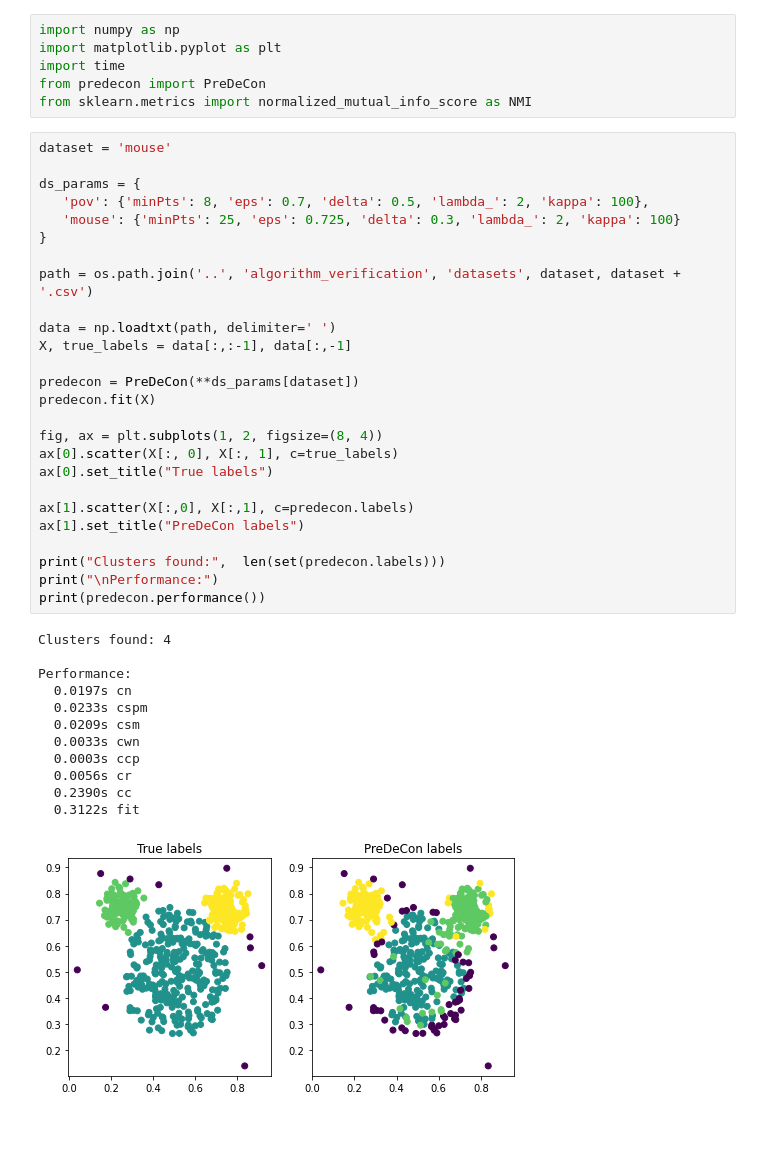
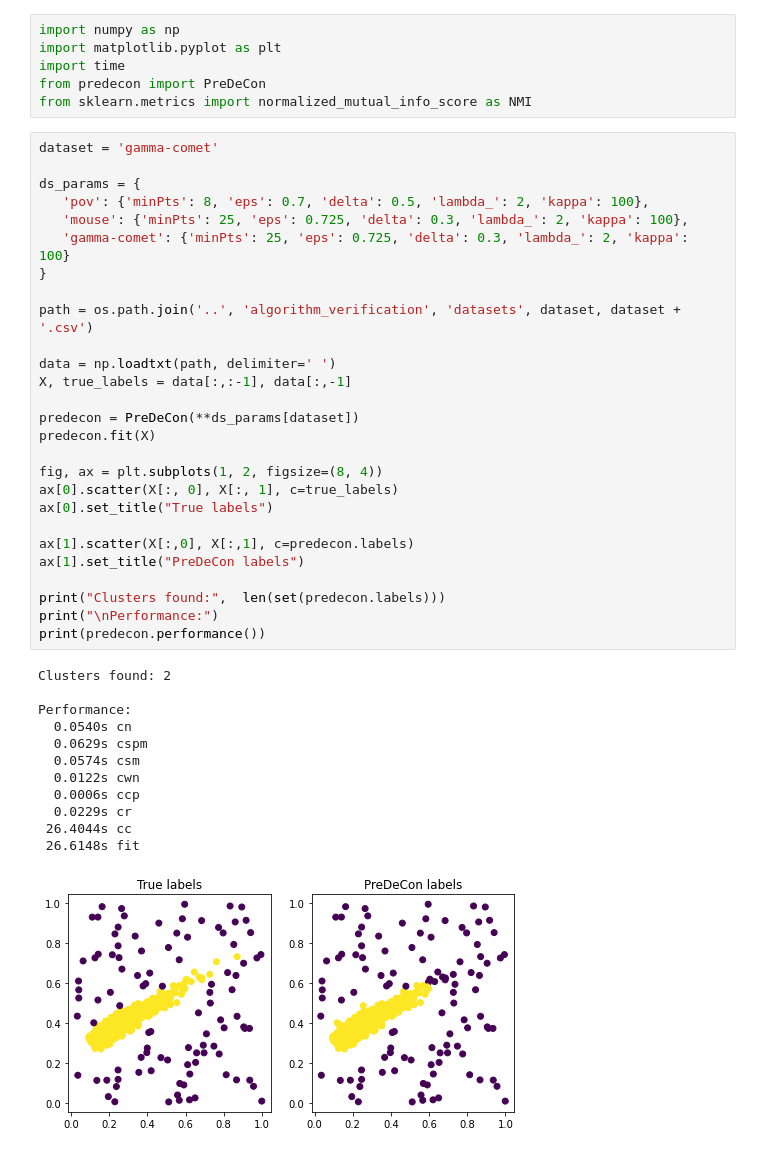
Before and after one commit to Niklas123456789/DM, a Jupyter notebook: src/timing_tests.ipynb, the cells around one changed output. Drawn from its saved outputs; the diff is of its cells as text.

Commit message:
gamma-comet dataset

```diff
--- a/src/timing_tests.ipynb
+++ b/src/timing_tests.ipynb
@@ -5,41 +5,42 @@ import time
 from predecon import PreDeCon
 from sklearn.metrics import normalized_mutual_info_score as NMI
 # %%
-dataset = 'mouse'
+dataset = 'gamma-comet'
 
 ds_params = {
    'pov': {'minPts': 8, 'eps': 0.7, 'delta': 0.5, 'lambda_': 2, 'kappa': 100},
-   'mouse': {'minPts': 25, 'eps': 0.725, 'delta': 0.3, 'lambda_': 2, 'kappa': 100}
+   'mouse': {'minPts': 25, 'eps': 0.725, 'delta': 0.3, 'lambda_': 2, 'kappa': 100},
+   'gamma-comet': {'minPts': 25, 'eps': 0.725, 'delta': 0.3, 'lambda_': 2, 'kappa': 100}
 }
 
 path = os.path.join('..', 'algorithm_verification', 'datasets', dataset, dataset + '.csv')
 
 data = np.loadtxt(path, delimiter=' ')
 X, true_labels = data[:,:-1], data[:,-1]
 
 predecon = PreDeCon(**ds_params[dataset])
 predecon.fit(X)
 
 fig, ax = plt.subplots(1, 2, figsize=(8, 4))
 ax[0].scatter(X[:, 0], X[:, 1], c=true_labels)
 ax[0].set_title("True labels")
 
 ax[1].scatter(X[:,0], X[:,1], c=predecon.labels)
 ax[1].set_title("PreDeCon labels")
 
 print("Clusters found:",  len(set(predecon.labels)))
 print("\nPerformance:")
 print(predecon.performance())
 # %% [output]
-Clusters found: 4
+Clusters found: 2
 
 Performance:
-  0.0197s cn
-  0.0233s cspm
-  0.0209s csm
-  0.0033s cwn
-  0.0003s ccp
-  0.0056s cr
-  0.2390s cc
-  0.3122s fit
+  0.0540s cn
+  0.0629s cspm
+  0.0574s csm
+  0.0122s cwn
+  0.0006s ccp
+  0.0229s cr
+ 26.4044s cc
+ 26.6148s fit
-[figure, old version]
+[figure, new version]
```
Also changed, not shown: 1 other file.
